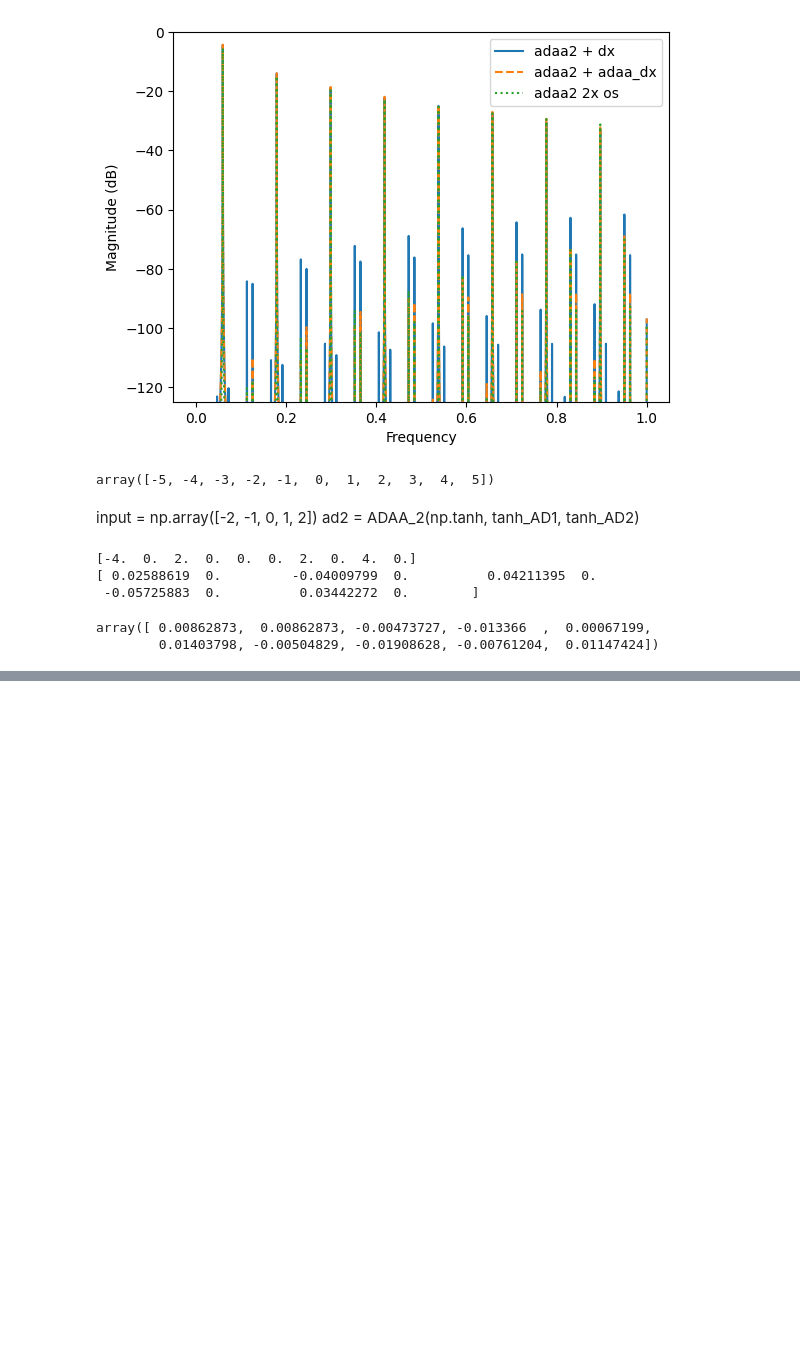
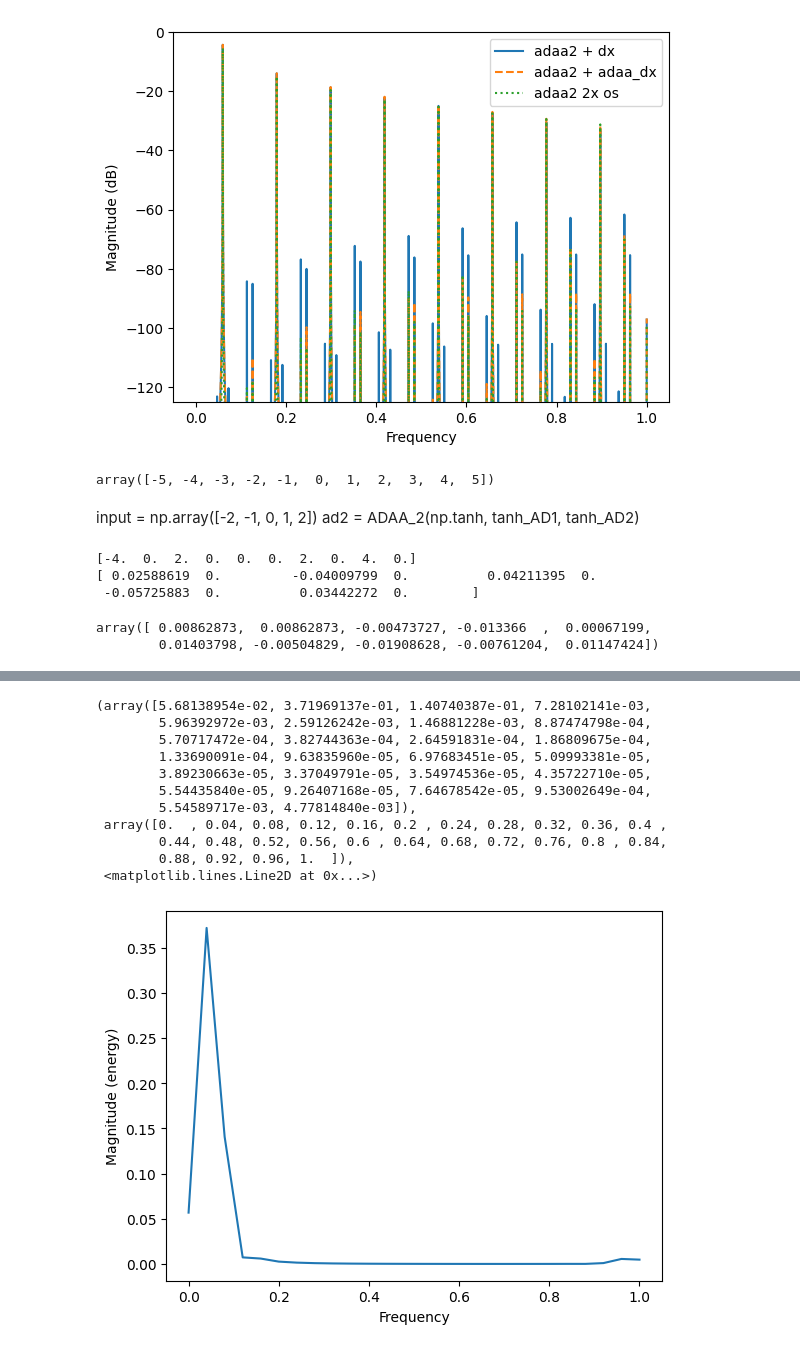
Before and after one commit to jsquie/Nonlinear_ADAA, a Jupyter notebook: Untitled.ipynb, the cells around one changed output, grey strips where cells are left out. Saved outputs shown, nothing was run; the diff lists cells and outputs as text; code cells hidden in the pictures; blank space fills up the shorter version.

```diff
--- a/Untitled.ipynb
+++ b/Untitled.ipynb
@@ -731,0 +757,32 @@ array([ 8.62872988e-03,  8.62872988e-03,  7.86067752e-03, -7.68052362e-04,
+# %%
+input = np.array([
+    -2., -1.92, -1.84, -1.76, -1.68, -1.6, -1.52, -1.44, -1.36, -1.28, -1.2, -1.12, -1.04, -0.96,
+    -0.88, -0.8, -0.72, -0.64, -0.56, -0.48, -0.4, -0.32, -0.24, -0.16, -0.08, 0., 0.08, 0.16,
+    0.24, 0.32, 0.4, 0.48, 0.56, 0.64, 0.72, 0.8, 0.88, 0.96, 1.04, 1.12, 1.2, 1.28, 1.36, 1.44,
+    1.52, 1.6, 1.68, 1.76, 1.84, 1.92,
+])
+
+input = signal.resample(input, 100)
+#input = np.vstack([input, np.zeros(len(input))]).T.flatten() * 2
+#input = np.convolve(input, filter_coefs)[:100]
+#input = np.vstack([input, np.zeros(len(input))]).T.flatten() * 2
+#input = np.convolve(input, filter_coefs)[:200]
+ad2 = ADAA_2(np.tanh, tanh_AD1, tanh_AD2)
+output = ad2.process(input)
+#output = np.convolve(output, filter_coefs)[:200][::2]
+#output = np.convolve(output, filter_coefs)[:100][::2]
+output = signal.resample(output, 50)
+plt.magnitude_spectrum(output)
+# %% [output]
+(array([5.68138954e-02, 3.71969137e-01, 1.40740387e-01, 7.28102141e-03,
+        5.96392972e-03, 2.59126242e-03, 1.46881228e-03, 8.87474798e-04,
+        5.70717472e-04, 3.82744363e-04, 2.64591831e-04, 1.86809675e-04,
+        1.33690091e-04, 9.63835960e-05, 6.97683451e-05, 5.09993381e-05,
+        3.89230663e-05, 3.37049791e-05, 3.54974536e-05, 4.35722710e-05,
+        5.54435840e-05, 9.26407168e-05, 7.64678542e-05, 9.53002649e-04,
+        5.54589717e-03, 4.77814840e-03]),
+ array([0.  , 0.04, 0.08, 0.12, 0.16, 0.2 , 0.24, 0.28, 0.32, 0.36, 0.4 ,
+        0.44, 0.48, 0.52, 0.56, 0.6 , 0.64, 0.68, 0.72, 0.76, 0.8 , 0.84,
+        0.88, 0.92, 0.96, 1.  ]),
+ <matplotlib.lines.Line2D at 0x...>)
+[figure, added]
```
Also changed, not shown: parts of 16 cells of this notebook, 1 other file.
